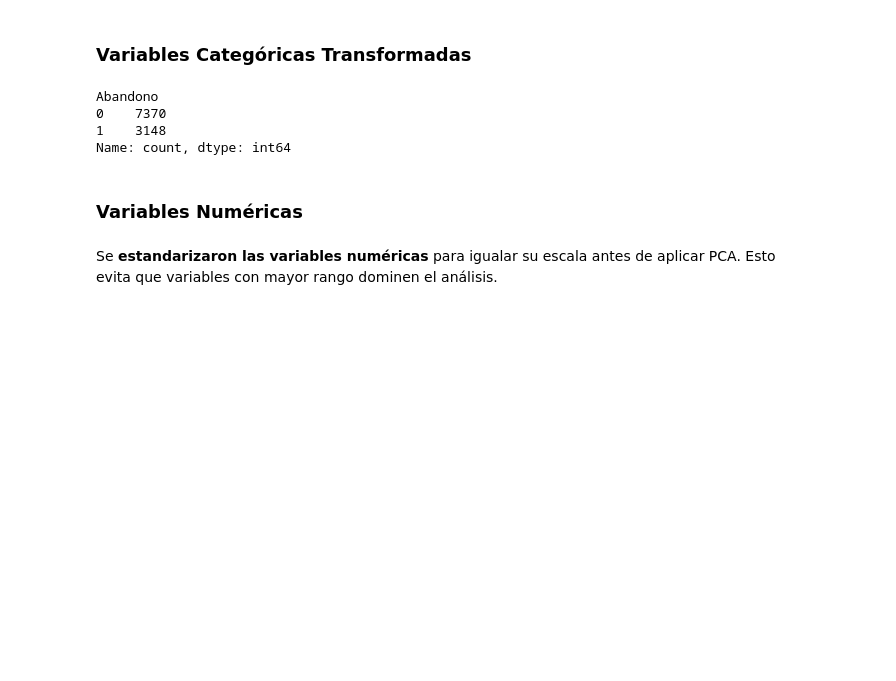
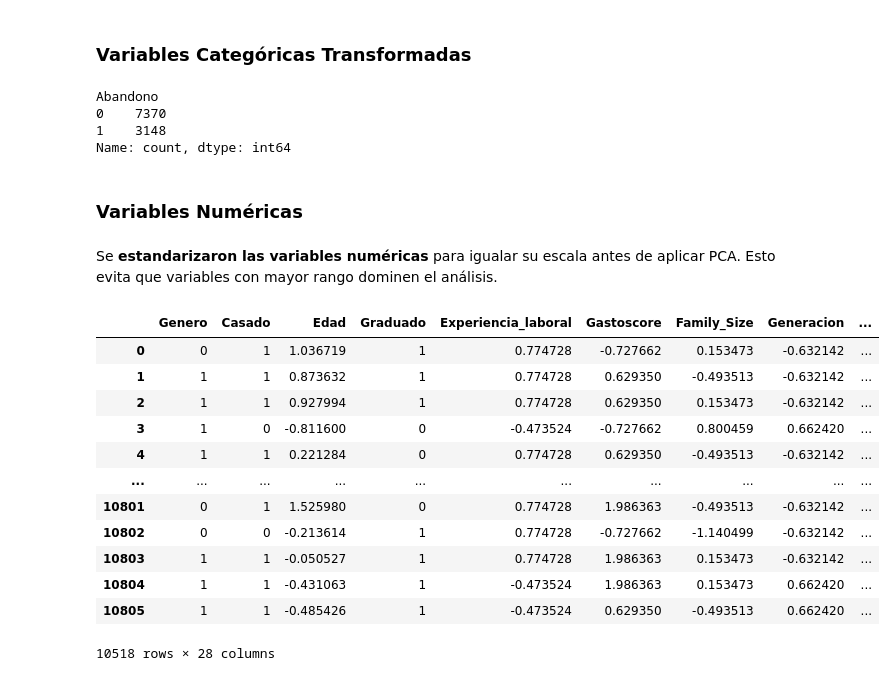
Before and after one commit to martinagg7/gd_pca, a Jupyter notebook: notebooks/01_cleaning.ipynb, the cells around one changed output. Drawn from its saved outputs; the diff is of its cells as text; code cells hidden in the pictures; blank space fills up the shorter version.

```diff
--- a/notebooks/01_cleaning.ipynb
+++ b/notebooks/01_cleaning.ipynb
@@ -446,16 +446,3 @@ Se eligió realizar esta codificación de forma manual para mantener un control
   - Generacion X → 1
   - Millennials → 2
   - Generacion Z → 3
-# %%
-map_experiencia = {'<10annos': 0, '10-20annos': 1, '+20annos': 2}
-map_gastoscore = {'Bajo': 0, 'Medio': 1, 'Alto': 2}
-map_generacion = {
-    'Generacion Silenciosa': 0,
-    'Generacion X': 1,
-    'Millennials': 2,
-    'Generacion Z': 3
-}
-
-df_pca['Experiencia_laboral'] = df_pca['Experiencia_laboral'].map(map_experiencia)
-df_pca['Gastoscore'] = df_pca['Gastoscore'].map(map_gastoscore)
-df_pca['Generacion'] = df_pca['Generacion'].map(map_generacion)
@@ -461,0 +465,23 @@ df_pca['Generacion'] = df_pca['Generacion'].map(map_generacion)
+# %%
+from sklearn.preprocessing import OrdinalEncoder
+
+# Definir el orden de las categorías para cada variable
+ordinal_map = {
+    'Experiencia_laboral': ['<10annos', '10-20annos', '+20annos'],
+    'Gastoscore': ['Bajo', 'Medio', 'Alto'],
+    'Generacion': ['Generacion Silenciosa', 'Generacion X', 'Millennials', 'Generacion Z'],
+}
+
+# Asegurarse de que las columnas están como texto
+for col in ordinal_map:
+    df_pca[col] = df_pca[col].astype(str)
+
+# Aplicar OrdinalEncoder con el orden definido
+encoder = OrdinalEncoder(categories=[ordinal_map['Experiencia_laboral'],
+                                     ordinal_map['Gastoscore'],
+                                     ordinal_map['Generacion']])
+
+# Codificar y reemplazar en df_pca
+df_pca[['Experiencia_laboral', 'Gastoscore', 'Generacion']] = encoder.fit_transform(
+    df_pca[['Experiencia_laboral', 'Gastoscore', 'Generacion']]
+)
@@ -474,9 +518,25 @@ Name: count, dtype: int64
 Se **estandarizaron las variables numéricas** para igualar su escala antes de aplicar PCA. Esto evita que variables con mayor rango dominen el análisis.
 # %%
 
-columnas_estandarizar = ['Edad','Family_Size','Ingresos_anuales_brutos','Digital_encuesta','Gasto_medio_mensual_cuota','Dias_cliente']
+columnas_estandarizar = ['Edad','Family_Size','Ingresos_anuales_brutos','Digital_encuesta','Gasto_medio_mensual_cuota','Dias_cliente','Experiencia_laboral', 'Gastoscore', 'Generacion']
 
 
 scaler = StandardScaler()
 df_pca[columnas_estandarizar] = scaler.fit_transform(df_pca[columnas_estandarizar])
+# %%
+df_pca
+# %% [output]
+|  | Genero | Casado | Edad | Graduado | Experiencia_laboral | Gastoscore | Family_Size | Generacion | ... |
+| 0 | 0 | 1 | 1.036719 | 1 | 0.774728 | -0.727662 | 0.153473 | -0.632142 | ... |
+| 1 | 1 | 1 | 0.873632 | 1 | 0.774728 | 0.629350 | -0.493513 | -0.632142 | ... |
+| 2 | 1 | 1 | 0.927994 | 1 | 0.774728 | 0.629350 | 0.153473 | -0.632142 | ... |
+| 3 | 1 | 0 | -0.811600 | 0 | -0.473524 | -0.727662 | 0.800459 | 0.662420 | ... |
+| 4 | 1 | 1 | 0.221284 | 0 | 0.774728 | 0.629350 | -0.493513 | -0.632142 | ... |
+| ... | ... | ... | ... | ... | ... | ... | ... | ... | ... |
+| 10801 | 0 | 1 | 1.525980 | 0 | 0.774728 | 1.986363 | -0.493513 | -0.632142 | ... |
+| 10802 | 0 | 0 | -0.213614 | 1 | 0.774728 | -0.727662 | -1.140499 | -0.632142 | ... |
+| 10803 | 1 | 1 | -0.050527 | 1 | 0.774728 | 1.986363 | 0.153473 | -0.632142 | ... |
+| 10804 | 1 | 1 | -0.431063 | 1 | -0.473524 | 1.986363 | 0.153473 | 0.662420 | ... |
+| 10805 | 1 | 1 | -0.485426 | 1 | -0.473524 | 0.629350 | -0.493513 | 0.662420 | ... |
+10518 rows × 28 columns
 # %%
```
Also changed, not shown: parts of 6 cells of this notebook, 4 other files.
